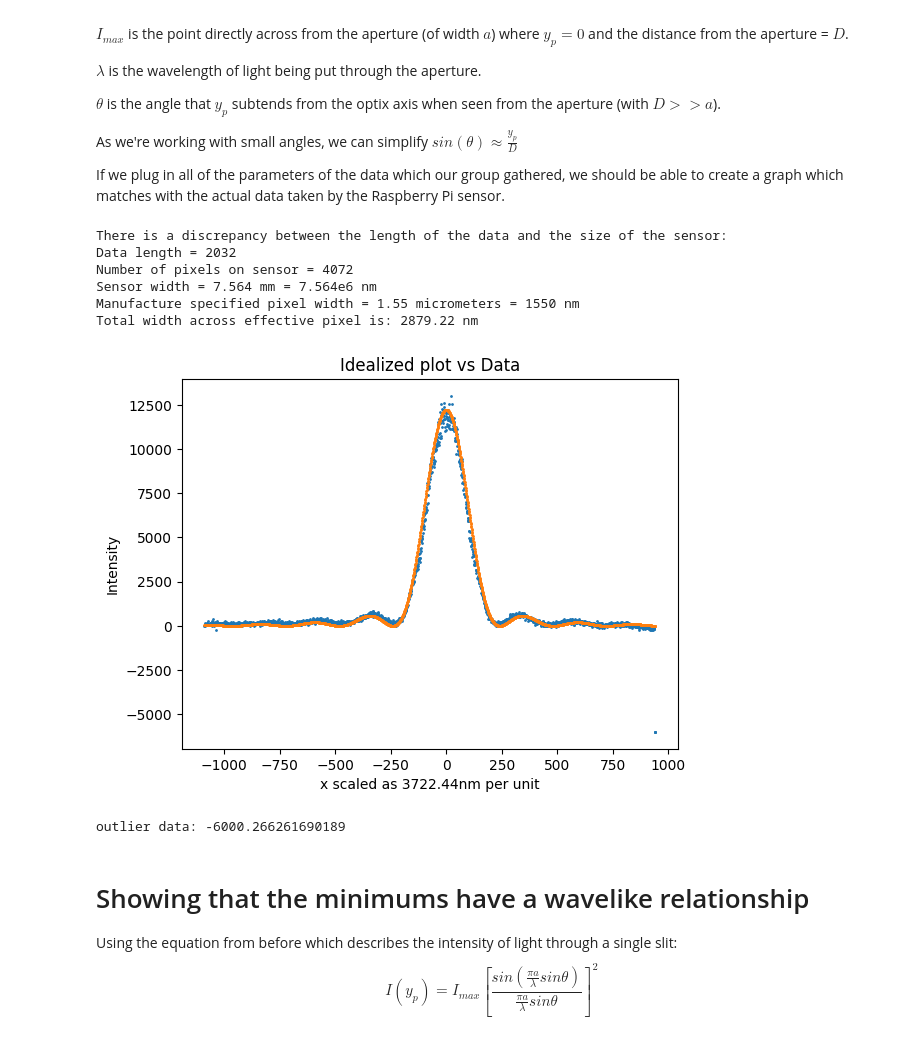
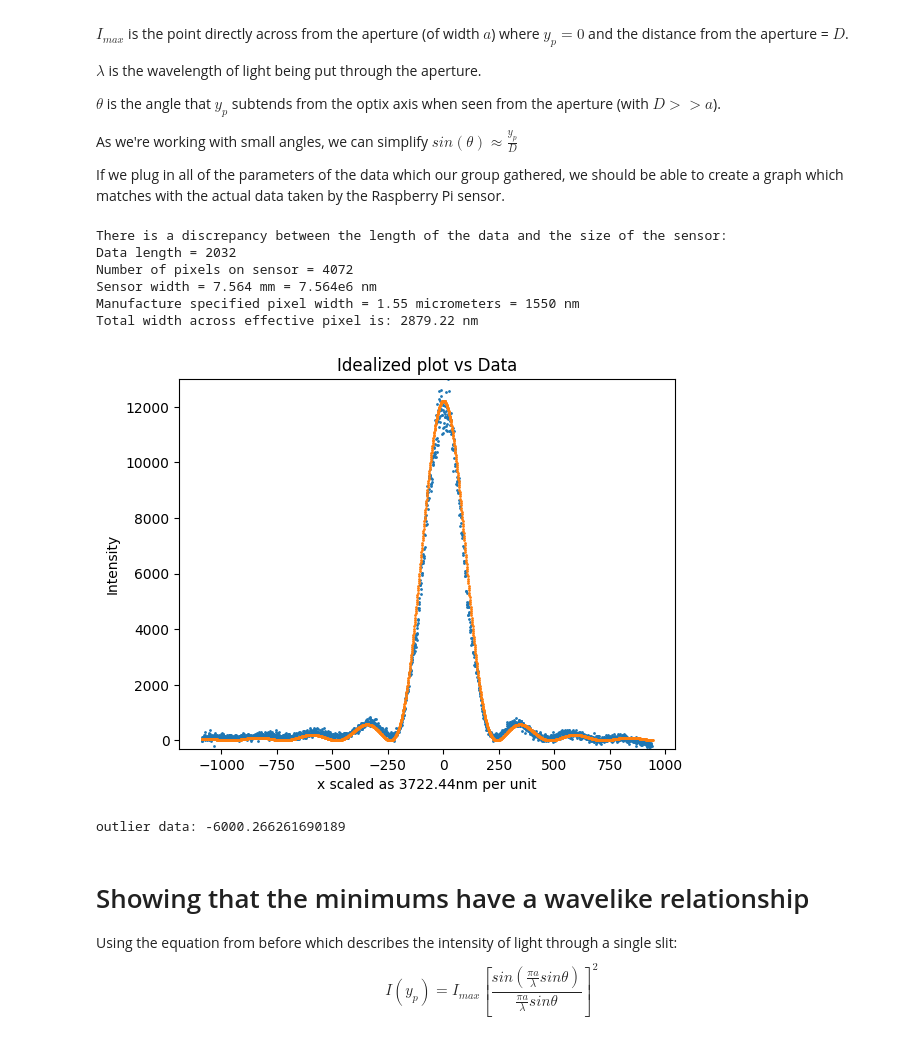
Before and after one commit to maraMaraschino/Adv-Lab, a Jupyter notebook: Optical Diffraction/OpticalDiffractionDataProcessing-HDF5.ipynb, the cells around one changed output. Saved outputs shown, nothing was run; the diff lists cells and outputs as text; code cells hidden in the pictures.

Commit message:
Code Update + additional data images

```diff
--- a/Optical Diffraction/OpticalDiffractionDataProcessing-HDF5.ipynb
+++ b/Optical Diffraction/OpticalDiffractionDataProcessing-HDF5.ipynb
@@ -273,34 +273,35 @@ for i in x_shifted:
     sin_theta = (i * pixel_width) / distance
 
     # Avoid division by zero at the origin
     if sin_theta == 0:
         intensity = imax  # Set to the maximum intensity when sin_theta is zero
     else:
         intensity = intensity_function(aperture, wavelength, sin_theta)
     intensity_array.append(intensity)
 
 #Estimate extra background light intensity
 fudge_factor = 200
 
 # Conversion factor to scale x-axis
 conversion_facotr = 7.564e6/len(avg) #nm per x value
 plt.scatter(x_shifted, avg - vertical_offset - fudge_factor, s=1, label='Data')
 plt.scatter(x_shifted, intensity_array, s=1, label='Ideal Plot')
 plt.title('Idealized plot vs Data')
 plt.ylabel('Intensity')
+plt.ylim(-300, 13000)
 plt.xlabel(f'x scaled as {conversion_facotr:.2f}nm per unit')
 plt.savefig('Theory vs data.png')
 plt.show()
 
 print(f'outlier data: {min(avg - vertical_offset - fudge_factor)}')
 # %% [output]
 There is a discrepancy between the length of the data and the size of the sensor:
 Data length = 2032
 Number of pixels on sensor = 4072
 Sensor width = 7.564 mm = 7.564e6 nm
 Manufacture specified pixel width = 1.55 micrometers = 1550 nm
 Total width across effective pixel is: 2879.22 nm
-[figure, old version]
+[figure, new version]
 outlier data: -6000.266261690189
 # %% [markdown]
 # Showing that the minimums have a wavelike relationship
```
Also changed, not shown: parts of 4 cells of this notebook, 2 other files.
